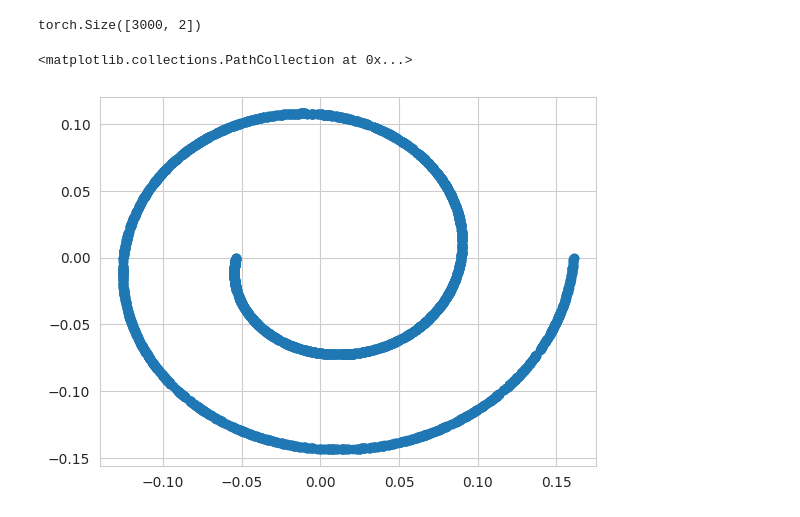
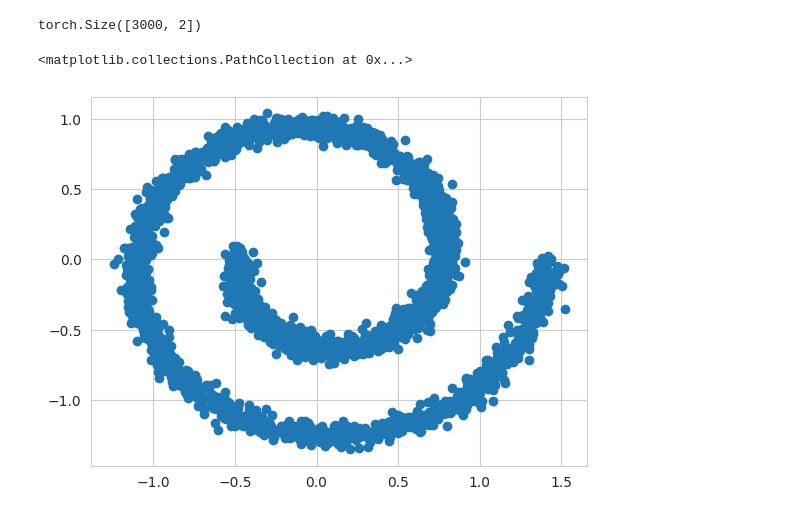
Before and after one commit to arturovallemacias/diffusion_models, a Jupyter notebook: reverse_me.ipynb, the cells around one changed output. Saved outputs shown, nothing was run; the diff lists cells and outputs as text; code cells hidden in the pictures.

```diff
--- a/reverse_me.ipynb
+++ b/reverse_me.ipynb
@@ -55,25 +55,27 @@ class MLP(nn.Module):
 
     def __init__(self, N=40, data_dim=2, hidden_dim=64):
         super(MLP, self).__init__()
+        self.network_head = nn.Sequential(nn.Linear(data_dim, hidden_dim))
 
-        self.network_head = nn.Sequential(nn.Linear(data_dim, hidden_dim),
-                                          nn.ReLU(),
-                                          nn.Linear(hidden_dim, hidden_dim),
-                                          nn.ReLU(),)
+        #self.network_head = nn.Sequential(nn.Linear(data_dim, hidden_dim),
+                                          #nn.ReLU(),
+                                          #nn.Linear(hidden_dim, hidden_dim),
+                                          #nn.ReLU(),)
 
-        self.network_tail = nn.ModuleList([nn.Sequential(nn.Linear(hidden_dim, hidden_dim),
-                                                         nn.ReLU(),
-                                                         nn.Linear(hidden_dim, data_dim * 2),) for t in range(N)])
+        #self.network_tail = nn.ModuleList([nn.Sequential(nn.Linear(hidden_dim, hidden_dim),
+                                                         #nn.ReLU(),
+                                                         #nn.Linear(hidden_dim, data_dim * 2),) for t in range(N)])
 
     def forward(self, x, t):
 
         h = self.network_head(x) # [batch_size, hidden_dim]
-        tmp = self.network_tail[t](h) # [batch_size, data_dim * 2]
-        mu, h = torch.chunk(tmp, 2, dim=1)
-        var = torch.exp(h)
-        std = torch.sqrt(var)
+        #tmp = self.network_tail[t](h) # [batch_size, data_dim * 2]
+        #mu, h = torch.chunk(tmp, 2, dim=1)
+        #var = torch.exp(h)
+        #std = torch.sqrt(var)
 
-        return mu, std
+        #return mu, std
+        return h
 # %%
 import seaborn as sns
 # Configuración de estilo de Seaborn (opcional)
@@ -250,15 +252,17 @@ def train(diffusion_model, optimizer, batch_size, nb_epochs, device):
 device = 'cuda'
 x0 = sample_batch(3000).to(device)
 mlp_model = MLP(hidden_dim=128).to(device)
-print(mlp_model)
+
 
 model = DiffusionModel(40, mlp_model, device)
 
 
-forw = model.forward_process(x0, 38)
+mu_q, std_q, xt = model.forward_process(x0, 20)
 
-print(forw)
-#optimizer = torch.optim.Adam(mlp_model.parameters(), lr=1e-4)
+optimizer = torch.optim.Adam(mlp_model.parameters(), lr=1e-4)
 
-#train(model, optimizer, 64_000, 300_000, device)
+
+loss = train(model, optimizer, 3_000, 1, device)
+
+print(loss)
 # %% [output]
@@ -306,7 +303,7 @@ x0.shape
 # %% [output]
 torch.Size([3000, 2])
 # %%
-plt.scatter(forw[:, 0].data.cpu().numpy(), forw[:, 1].data.cpu().numpy())
+plt.scatter(mu_q[:, 0].data.cpu().numpy(), mu_q[:, 1].data.cpu().numpy())
 # %% [output]
 <matplotlib.collections.PathCollection at 0x...>
-[figure, old version]
+[figure, new version]
```
Also changed, not shown: parts of 8 cells of this notebook.
